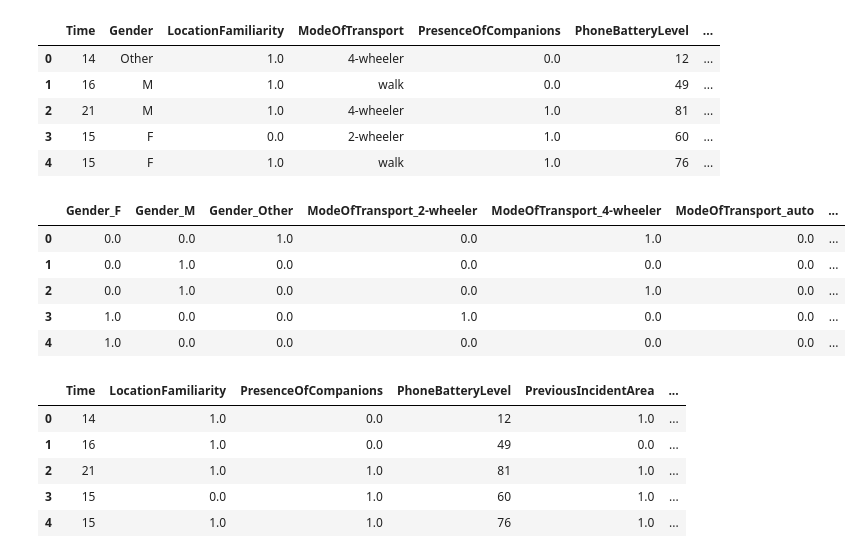
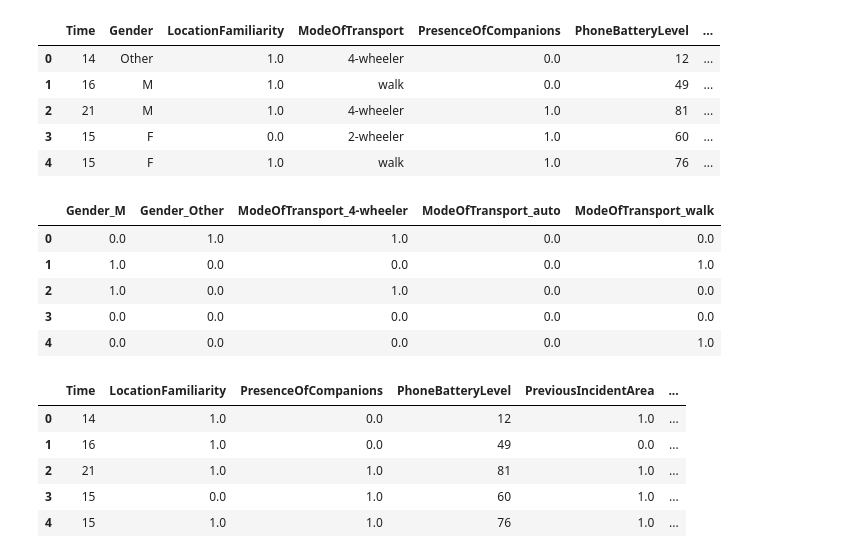
Before and after one commit to AryanV-Coder/SafeNightTravelPredictor, a Jupyter notebook: model_training/model.ipynb, the cells around one changed output. Drawn from its saved outputs; the diff is of its cells as text; code cells hidden in the pictures.

```diff
--- a/model_training/model2.ipynb
+++ b/model_training/model.ipynb
@@ -56,18 +56,18 @@ df.head()
 | 4 | 15 | F | 1.0 | walk | 1.0 | 76 | ... |
 # %%
 # Encoding input features containing multiple categories using One-Hot-Encoder because these categories don't have intrinsic ranking
-ohe = OneHotEncoder()
+ohe = OneHotEncoder(drop = "first")
 
 encoded_columns = ohe.fit_transform(df[["Gender","ModeOfTransport"]]).toarray()
 encoded_columns = pd.DataFrame(encoded_columns,columns = ohe.get_feature_names_out())
 encoded_columns.head()
 # %% [output]
-|  | Gender_F | Gender_M | Gender_Other | ModeOfTransport_2-wheeler | ModeOfTransport_4-wheeler | ModeOfTransport_auto | ... |
-| 0 | 0.0 | 0.0 | 1.0 | 0.0 | 1.0 | 0.0 | ... |
-| 1 | 0.0 | 1.0 | 0.0 | 0.0 | 0.0 | 0.0 | ... |
-| 2 | 0.0 | 1.0 | 0.0 | 0.0 | 1.0 | 0.0 | ... |
-| 3 | 1.0 | 0.0 | 0.0 | 1.0 | 0.0 | 0.0 | ... |
-| 4 | 1.0 | 0.0 | 0.0 | 0.0 | 0.0 | 0.0 | ... |
+|  | Gender_M | Gender_Other | ModeOfTransport_4-wheeler | ModeOfTransport_auto | ModeOfTransport_walk |
+| 0 | 0.0 | 1.0 | 1.0 | 0.0 | 0.0 |
+| 1 | 1.0 | 0.0 | 0.0 | 0.0 | 1.0 |
+| 2 | 1.0 | 0.0 | 1.0 | 0.0 | 0.0 |
+| 3 | 0.0 | 0.0 | 0.0 | 0.0 | 0.0 |
+| 4 | 0.0 | 0.0 | 0.0 | 0.0 | 1.0 |
 # %%
 # Concatenate the encoded columns with the original dataframe
 df = pd.concat([df, encoded_columns], axis=1)
```
Also changed, not shown: parts of 5 cells of this notebook, 6 other files.
